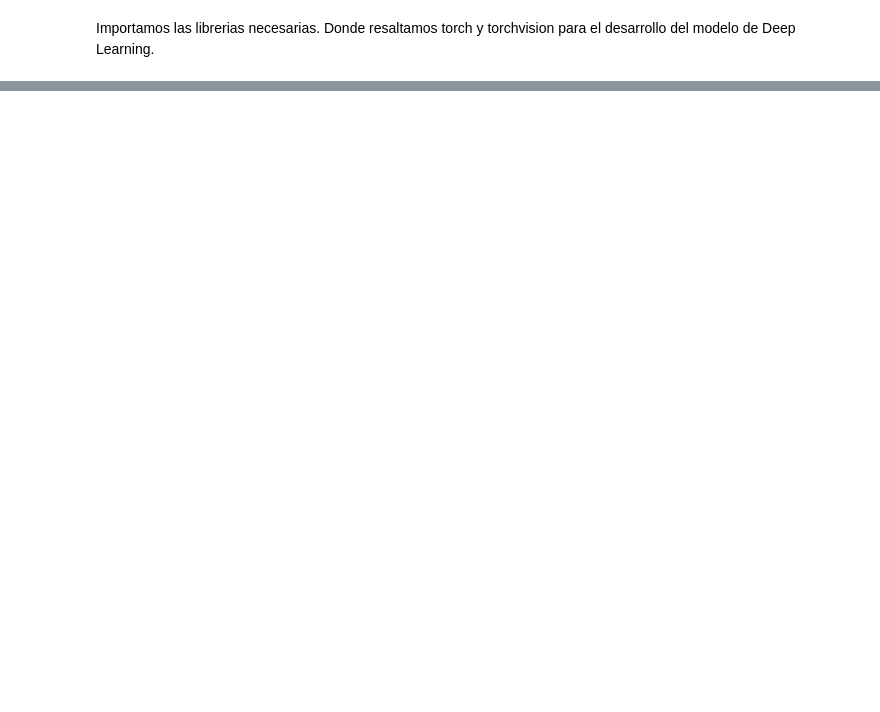
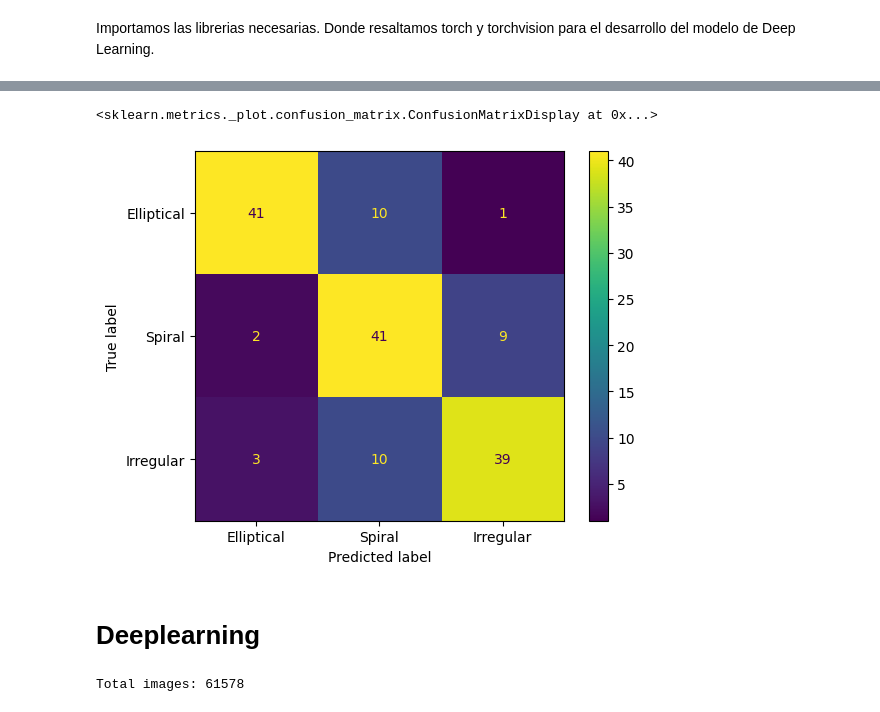
Before and after one commit to UChile-IDIA/ClassificadorGalaxias, a Jupyter notebook: ClassificadorGalaxias.ipynb, the cells around one changed output, grey strips where cells are left out. Saved outputs shown, nothing was run; the diff lists cells and outputs as text; code cells hidden in the pictures; blank space fills up the shorter version.

```diff
--- a/ClassificadorGalaxias.ipynb
+++ b/ClassificadorGalaxias.ipynb
@@ -17,0 +102,2 @@ ModuleNotFoundError: No module named 'torch'
+# %%
+predicciones = arbol.predict(test)
@@ -17,0 +118,7 @@ ModuleNotFoundError: No module named 'torch'
+# %%
+ConfusionMatrixDisplay(model_cm, display_labels=['Elliptical', 'Spiral', 'Irregular']).plot()
+# %% [output]
+<sklearn.metrics._plot.confusion_matrix.ConfusionMatrixDisplay at 0x...>
+[figure, added]
+# %% [markdown]
+# Deeplearning
@@ -17,0 +136,5 @@ ModuleNotFoundError: No module named 'torch'
+# %%
+images = [img for img in os.listdir('data/GalaxyZoo/train_images/') if img.endswith('.jpg')]
+print(f'Total images: {len(images)}')
+# %% [output]
+Total images: 61578
```
Also changed, not shown: parts of 26 cells of this notebook.
